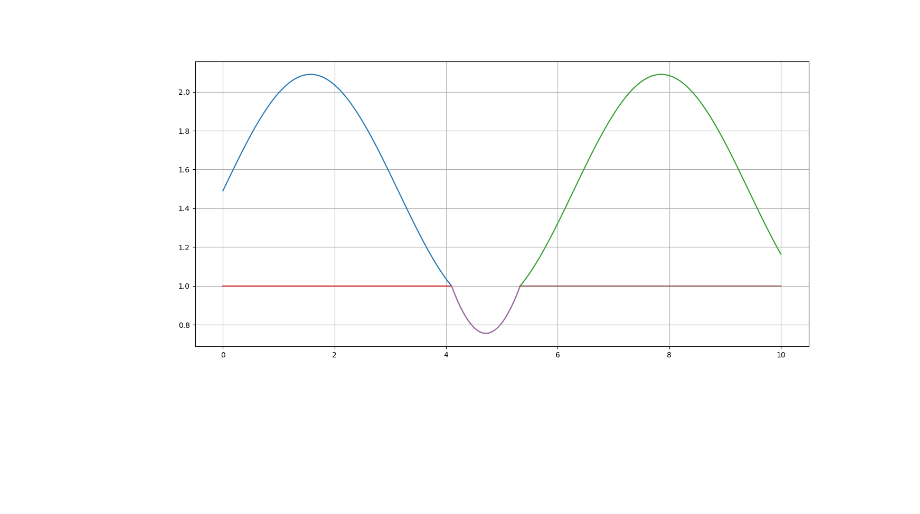
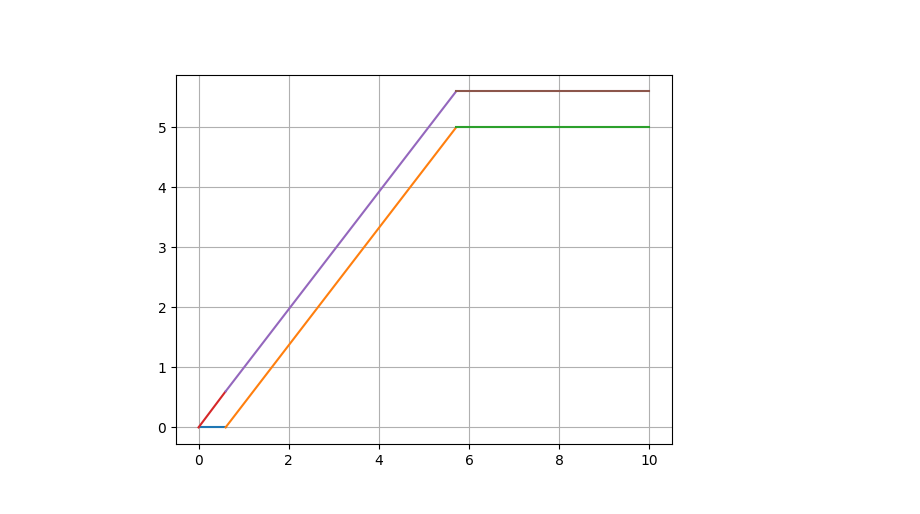
Before and after one commit to Baby1991/Symbolic-Spice, a Jupyter notebook: stabiliser.ipynb, the cells around one changed output. Saved outputs shown, nothing was run; the diff lists cells and outputs as text; code cells hidden in the pictures; blank space fills up the shorter version.

```diff
--- a/stabiliser.ipynb
+++ b/stabiliser.ipynb
@@ -12,3 +7,5 @@ Vin = 10 + 6 * sin(t)
+# %%
+Vin = sp.symbols('Vin')
 # %%
 stabilisator = Solver.Circuit("stabilisator")
 stabilisator.element(
@@ -35,14 +30,9 @@ compiled = Solver.compile()
 # %%
 print(compiled["nodes"])
 
-Vin = compiled["voltages"]["Vg"]["V+"]
 Iin = compiled["currents"]["Vg"]["V-"]
 Vout = compiled["nodes"]["Vout"]
 Iout = compiled["currents"]["Rl"]["V1"]
-#Iout = compiled["currents"]["Iout"]["V+"]
-
-print(Vin)
-print(Iin)
-print(Vout)
-print(Iout)
+Vz = compiled["nodes"]["Vz"]
+Iz = compiled["currents"]["Rz"]["V1"]
 # %% [output]
@@ -111,0 +40,2 @@ Pd = (Vin - Vout) * Iout + Vin * (Iin - Iout)
+# %%
+model = solveOP(compiled)
@@ -148,15 +78,12 @@ plt.show()
-# %%
-measurments =   [
-                    (t0, 1e3 * Iin, "Iin(t)"),
-                    (t0, 1e3 * Iout, "Iout(t)"),
-                ]
-
-fig, ax = plt.subplots(figsize=[15, 7])
-
-plotTranMeasurments(model, 0, 10, 0.01, measurments, ax)
-#plotMeasurments(model, -10, 10, 0.1, measurments)
-#plt.legend(loc="best");
-plt.grid(True);
-plt.show()
-# %% [output]
-[figure, removed]
+# %%
+measurments =   [
+                    (Vin, Vout, "Vout(Vin)"),
+                    #(Vin, Iin, "Iin(Vin)"),
+                    (Vin, Vz, "Vz(Vin)"),
+                    #(Vin, Iz, "Iz(Vin)"),
+                    #(Vin, Iout, "Iout(Vin)"),
+                ]
+
+plotMeasurments(model, Vin, 0, 10, 0.1, measurments)
+# %% [output]
+[figure, added]
```
Also changed, not shown: parts of 9 cells of this notebook, 20 other files.
